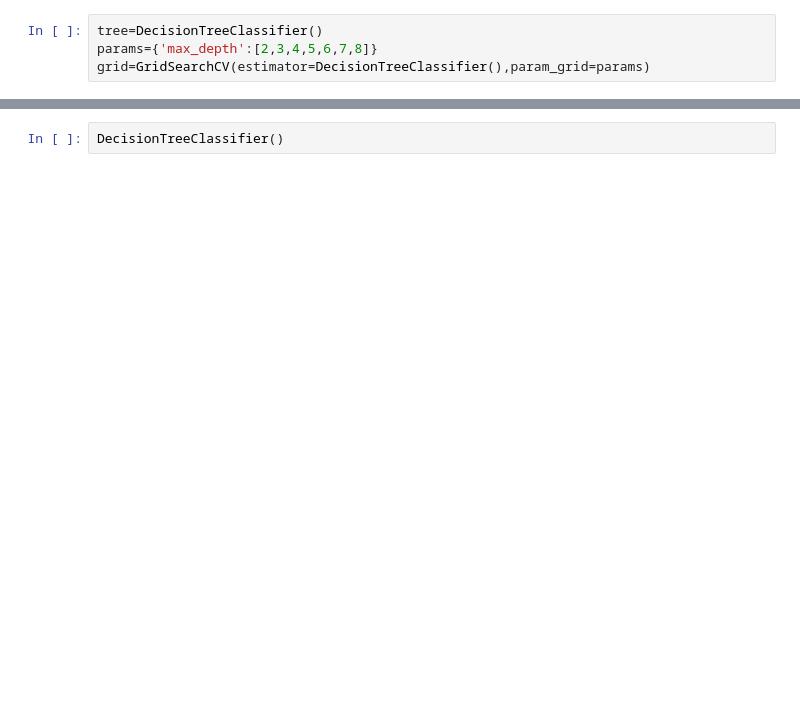
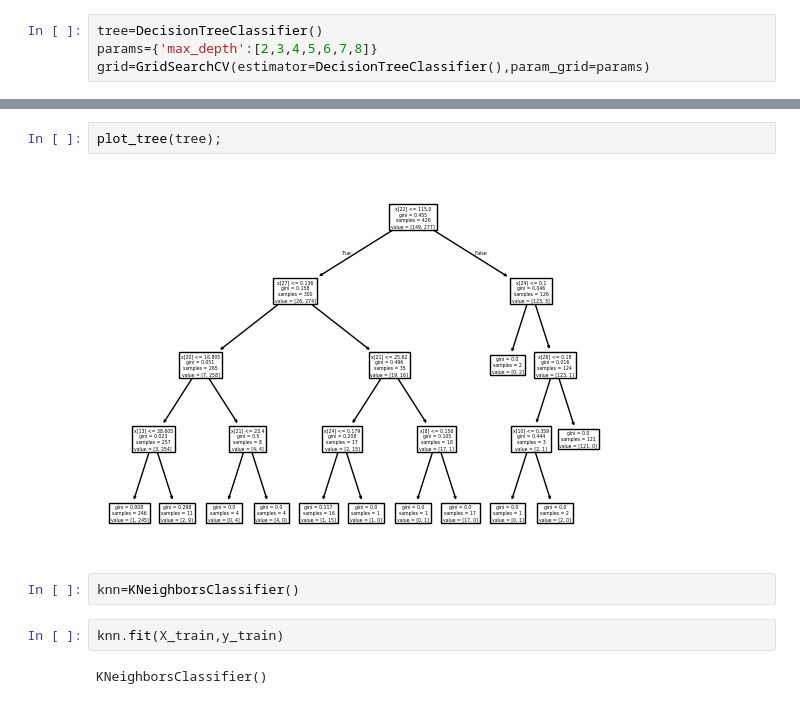
Before and after one commit to MohamadElnomrossie/AI-Tanafos, a Jupyter notebook: machine learning/Classification models.ipynb, the cells around one changed output, grey strips where cells are left out. Drawn from its saved outputs; the diff is of its cells as text; blank space fills up the shorter version.

```diff
--- a/machine learning/Classification models.ipynb
+++ b/machine learning/Classification models.ipynb
@@ -38,2 +44,10 @@ GridSearchCV(estimator=DecisionTreeClassifier(),
 # %%
-DecisionTreeClassifier()
+plot_tree(tree);
+# %% [output]
+[figure, added]
+# %%
+knn=KNeighborsClassifier()
+# %%
+knn.fit(X_train,y_train)
+# %% [output]
+KNeighborsClassifier()
```
Also changed, not shown: parts of 9 cells of this notebook.
